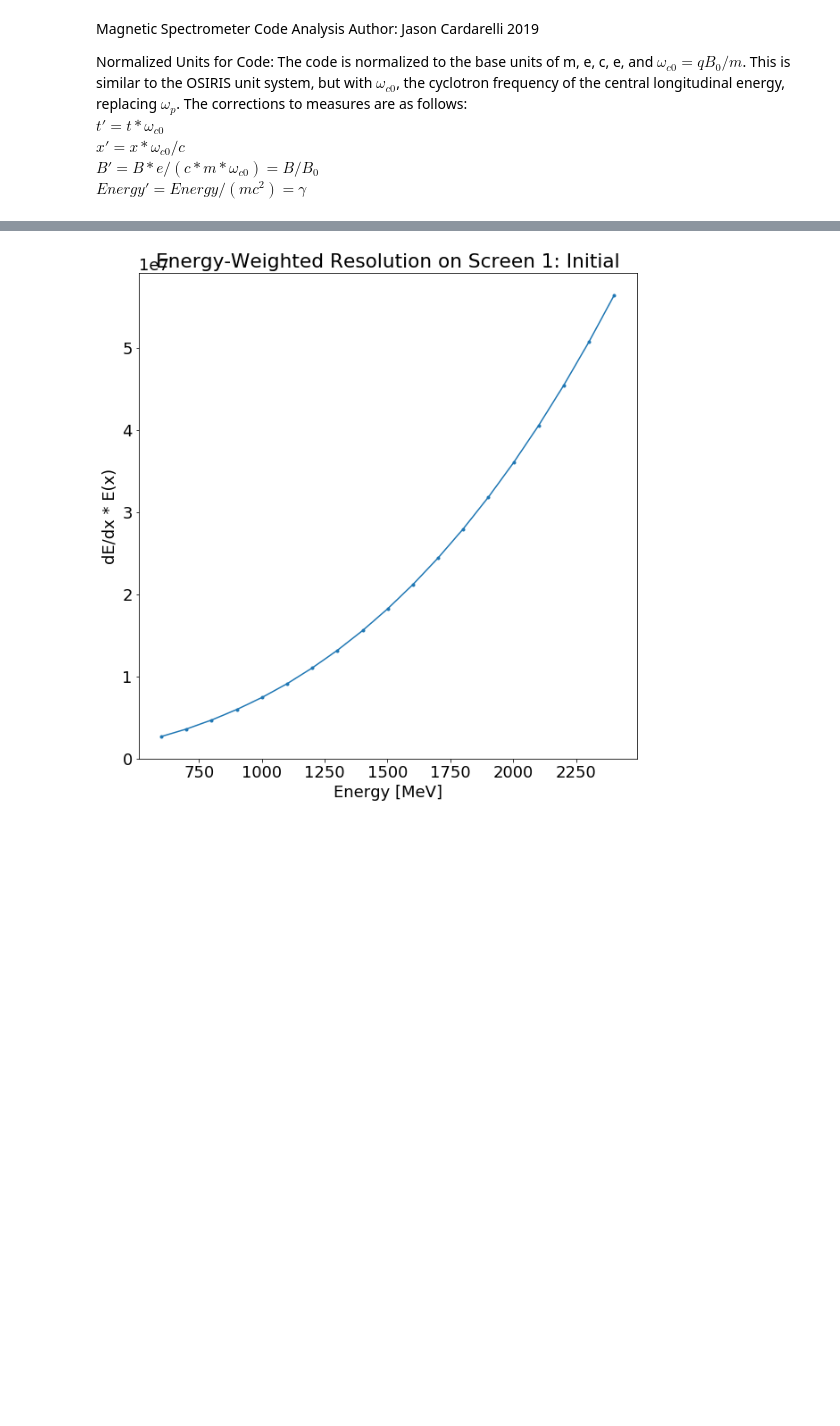
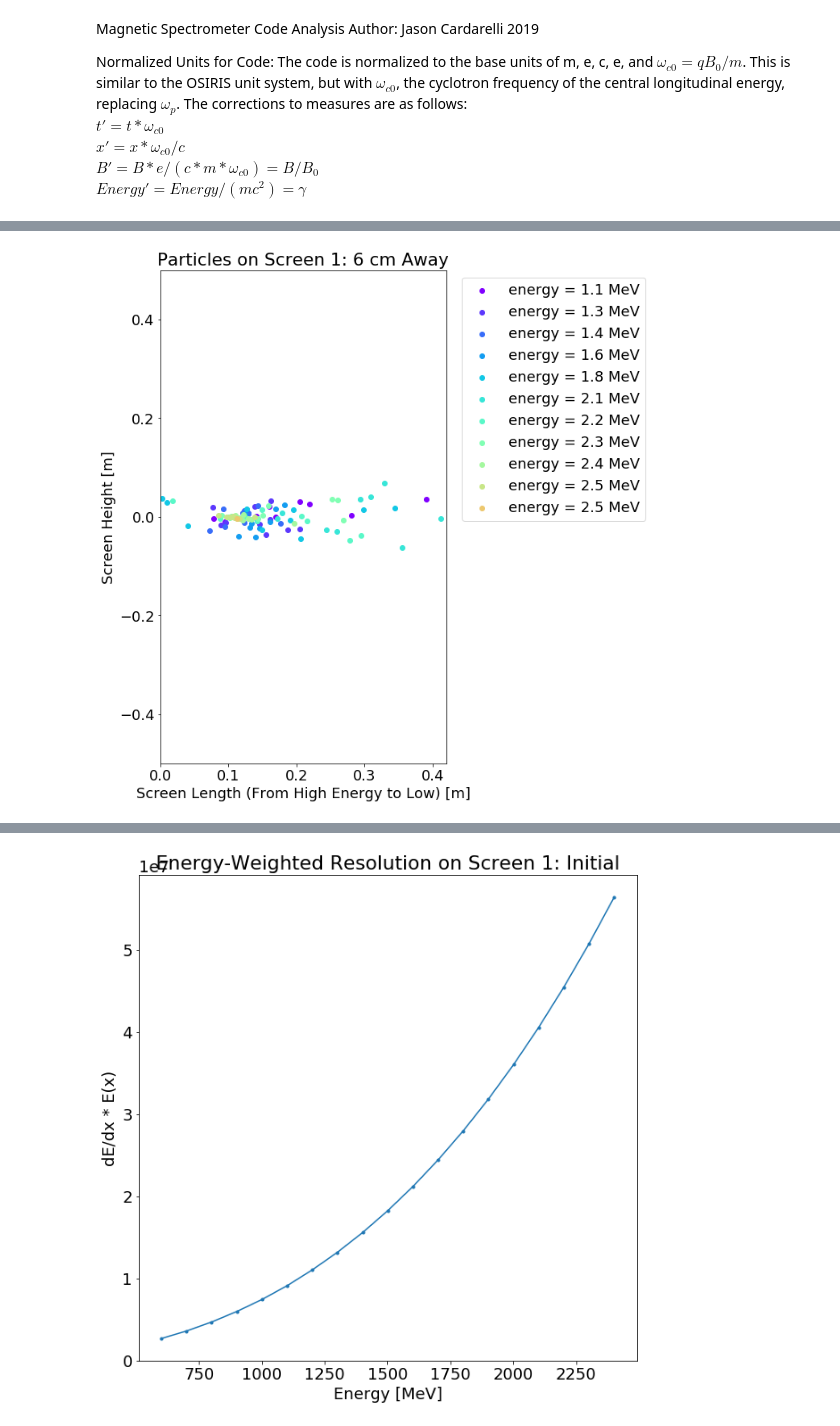
Before and after one commit to jcardar/MagnetSpec_ParticleTracker, a Jupyter notebook: data/analysis/analysis_mag_spec.ipynb, the cells around one changed output, grey strips where cells are left out. Saved outputs shown, nothing was run; the diff lists cells and outputs as text; code cells hidden in the pictures; blank space fills up the shorter version.

```diff
--- a/data/analysis/analysis_mag_spec.ipynb
+++ b/data/analysis/analysis_mag_spec.ipynb
@@ -152,6 +150,7 @@ num_par    = len(posx);
 B_Norm   = 1;
 omega_c0 = const.e*B_Norm / const.m_e;
 
+#%matplotlib inline
 #seperate screens
 
 number_of_screens = int(max(part_on_screen_screen_index)+1)
@@ -182,16 +181,19 @@ if number_of_screens == 1:
         colors = cm.rainbow(np.linspace(0, 1, len(long_cord)/7+1))
         indx = -1;
         for ii in range(len(long_cord)):
-            if ii %7 ==0:
+            if ii %10 ==0:
                 indx = indx+1;
                 sc = ax.scatter(long_cord[ii]*const.c/omega_c0, part_on_screen_pos_z[ii]*const.c/omega_c0, color = colors[indx], label=f'energy = {energy[int(part_on_screen_part_index[int(indicies_kept[ii])])][0]:.1f} MeV')
             else:
                 ax.scatter(long_cord[ii]*const.c/omega_c0, part_on_screen_pos_z[ii]*const.c/omega_c0, color = colors[indx], label='_nolegend_')
-        ax.set_title(f"Image of Particles Landing on Screen {(jj+1):.0f}: Initial");
+        #ax.set_title(f"Image of Particles Landing on Screen {(jj+1):.0f}");
+        ax.set_title(f"Particles on Screen {(jj+1):.0f}: 6 cm Away");
         ax.set_xlabel("Screen Length (From High Energy to Low) [m]");
         ax.set_ylabel("Screen Height [m]");
         ax.set_xlim([0, screen['length'][jj]*const.c/omega_c0]);
         ax.set_ylim([-screen['height'][jj]*0.5*const.c/omega_c0, screen['height'][jj]*0.5*const.c/omega_c0]);
         ax.legend(bbox_to_anchor=(1.03, 1), loc='upper left',);
+
+ax.set_ylim(-0.5, 0.5)
 plt.tight_layout()
 # %% [output]
@@ -199,0 +200 @@ plt.tight_layout()
+[figure, added]
```
Also changed, not shown: parts of 7 cells of this notebook, 49 other files.
